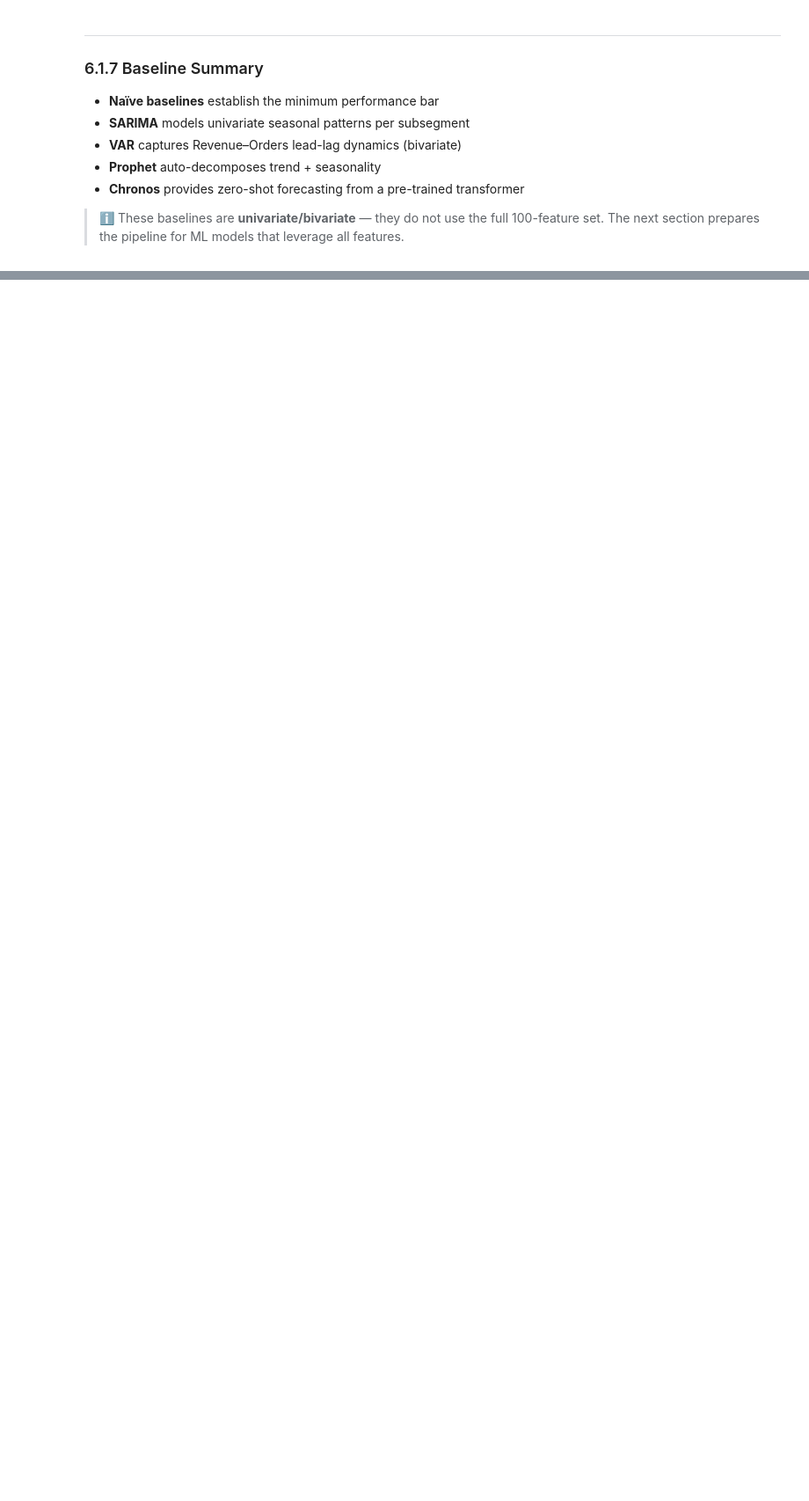
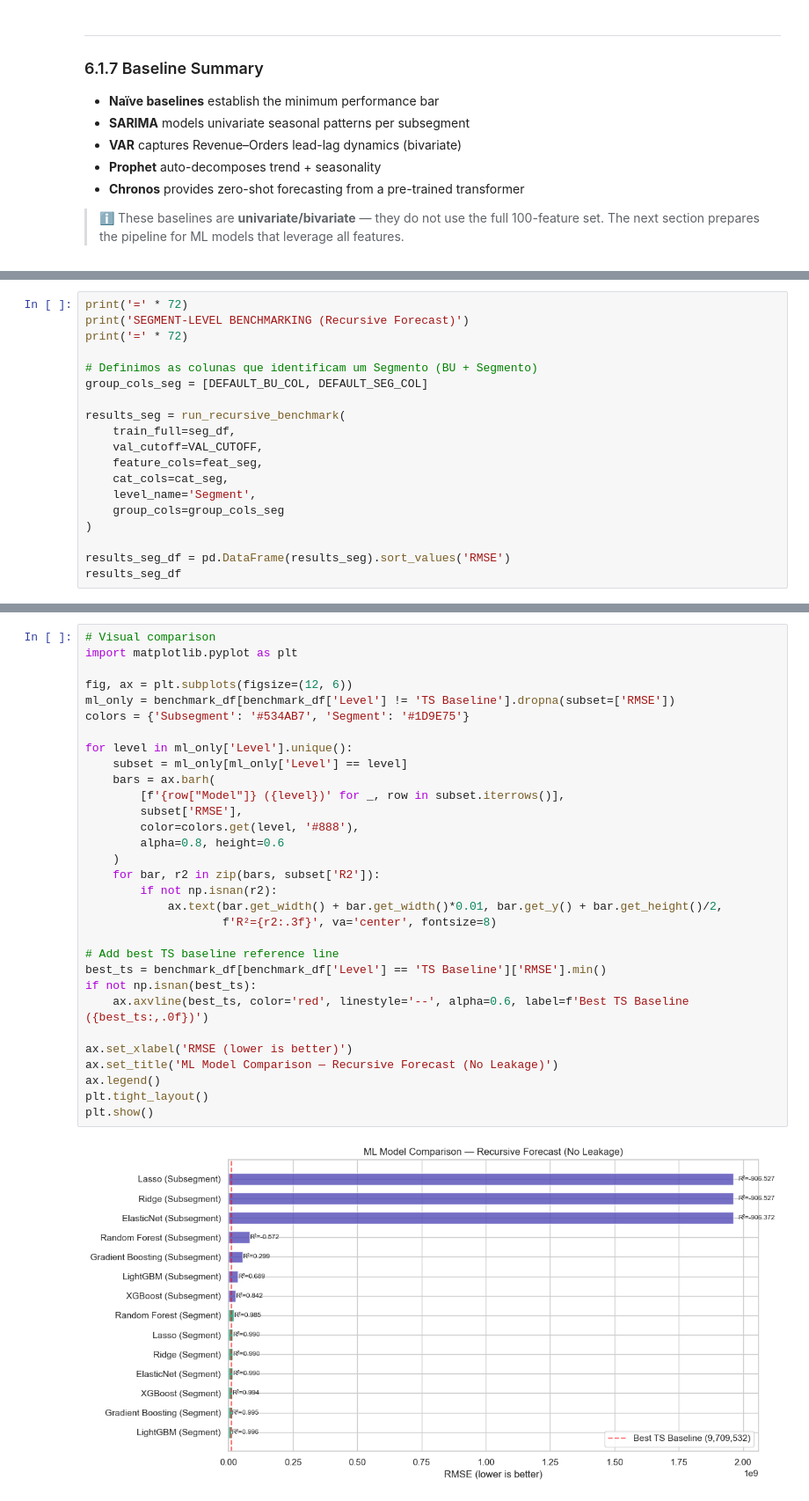
Before and after one commit to RuiSousaFerreiraIMS/Siemens_Advanta_BC, a Jupyter notebook: notebooks/6)Modelling.ipynb, the cells around one changed output, grey strips where cells are left out. Shown at 88% size. Drawn from its saved outputs; the diff is of its cells as text; blank space fills up the shorter version.

Commit message:
Models structure done, seguement models with leakege dont know why

```diff
--- a/notebooks/6)Modelling.ipynb
+++ b/notebooks/6)Modelling.ipynb
@@ -357,0 +517,19 @@ NaN remaining: 0
+# %%
+print('=' * 72)
+print('SEGMENT-LEVEL BENCHMARKING (Recursive Forecast)')
+print('=' * 72)
+
+# Definimos as colunas que identificam um Segmento (BU + Segmento)
+group_cols_seg = [DEFAULT_BU_COL, DEFAULT_SEG_COL]
+
+results_seg = run_recursive_benchmark(
+    train_full=seg_df,
+    val_cutoff=VAL_CUTOFF,
+    feature_cols=feat_seg,
+    cat_cols=cat_seg,
+    level_name='Segment',
+    group_cols=group_cols_seg
+)
+
+results_seg_df = pd.DataFrame(results_seg).sort_values('RMSE')
+results_seg_df
@@ -357,0 +611,33 @@ NaN remaining: 0
+# %%
+# Visual comparison
+import matplotlib.pyplot as plt
+
+fig, ax = plt.subplots(figsize=(12, 6))
+ml_only = benchmark_df[benchmark_df['Level'] != 'TS Baseline'].dropna(subset=['RMSE'])
+colors = {'Subsegment': '#534AB7', 'Segment': '#1D9E75'}
+
+for level in ml_only['Level'].unique():
+    subset = ml_only[ml_only['Level'] == level]
+    bars = ax.barh(
+        [f'{row["Model"]} ({level})' for _, row in subset.iterrows()],
+        subset['RMSE'],
+        color=colors.get(level, '#888'),
+        alpha=0.8, height=0.6
+    )
+    for bar, r2 in zip(bars, subset['R2']):
+        if not np.isnan(r2):
+            ax.text(bar.get_width() + bar.get_width()*0.01, bar.get_y() + bar.get_height()/2,
+                    f'R²={r2:.3f}', va='center', fontsize=8)
+
+# Add best TS baseline reference line
+best_ts = benchmark_df[benchmark_df['Level'] == 'TS Baseline']['RMSE'].min()
+if not np.isnan(best_ts):
+    ax.axvline(best_ts, color='red', linestyle='--', alpha=0.6, label=f'Best TS Baseline ({best_ts:,.0f})')
+
+ax.set_xlabel('RMSE (lower is better)')
+ax.set_title('ML Model Comparison — Recursive Forecast (No Leakage)')
+ax.legend()
+plt.tight_layout()
+plt.show()
+# %% [output]
+[figure, added]
```
Also changed, not shown: parts of 29 cells of this notebook, 2 other files.
